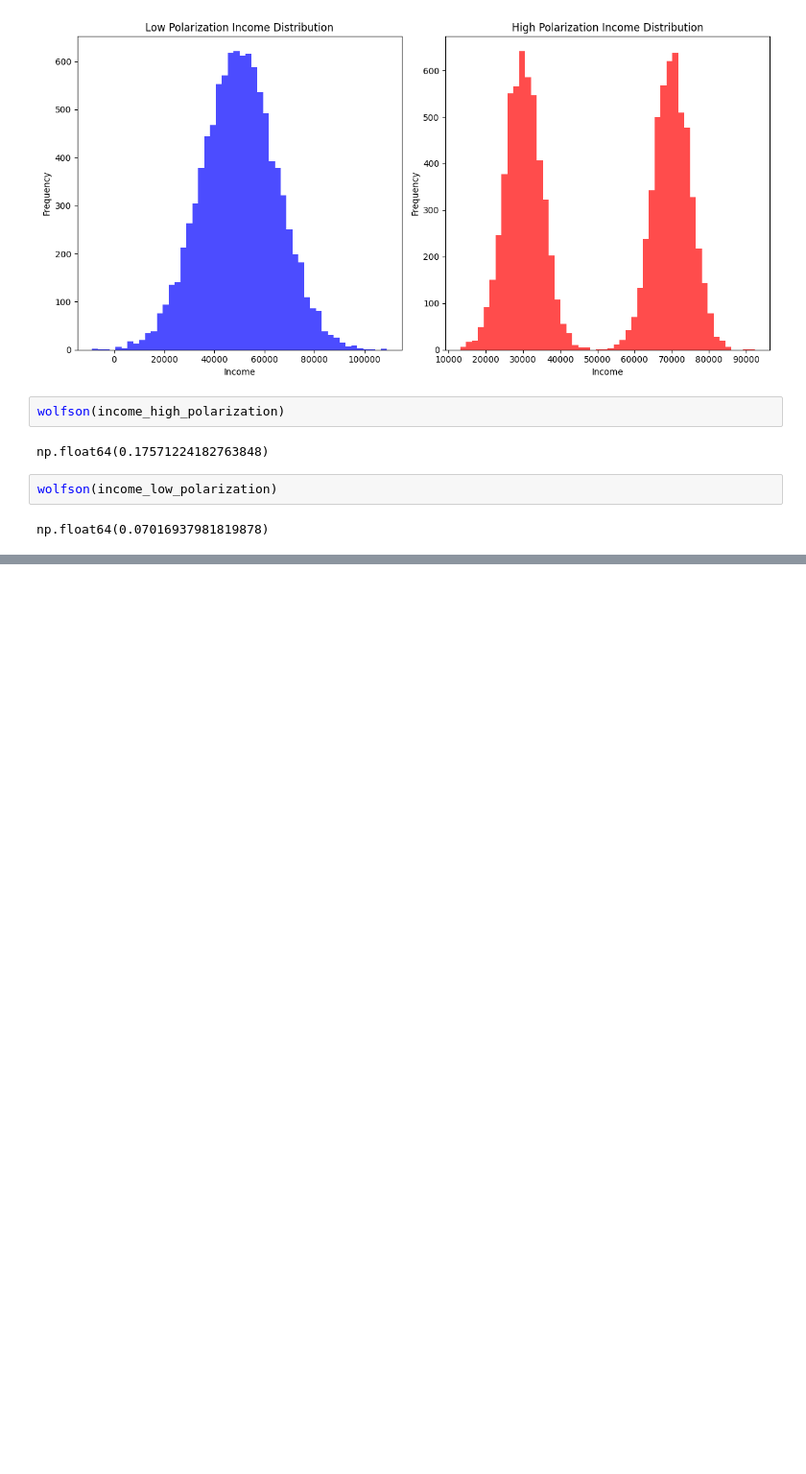
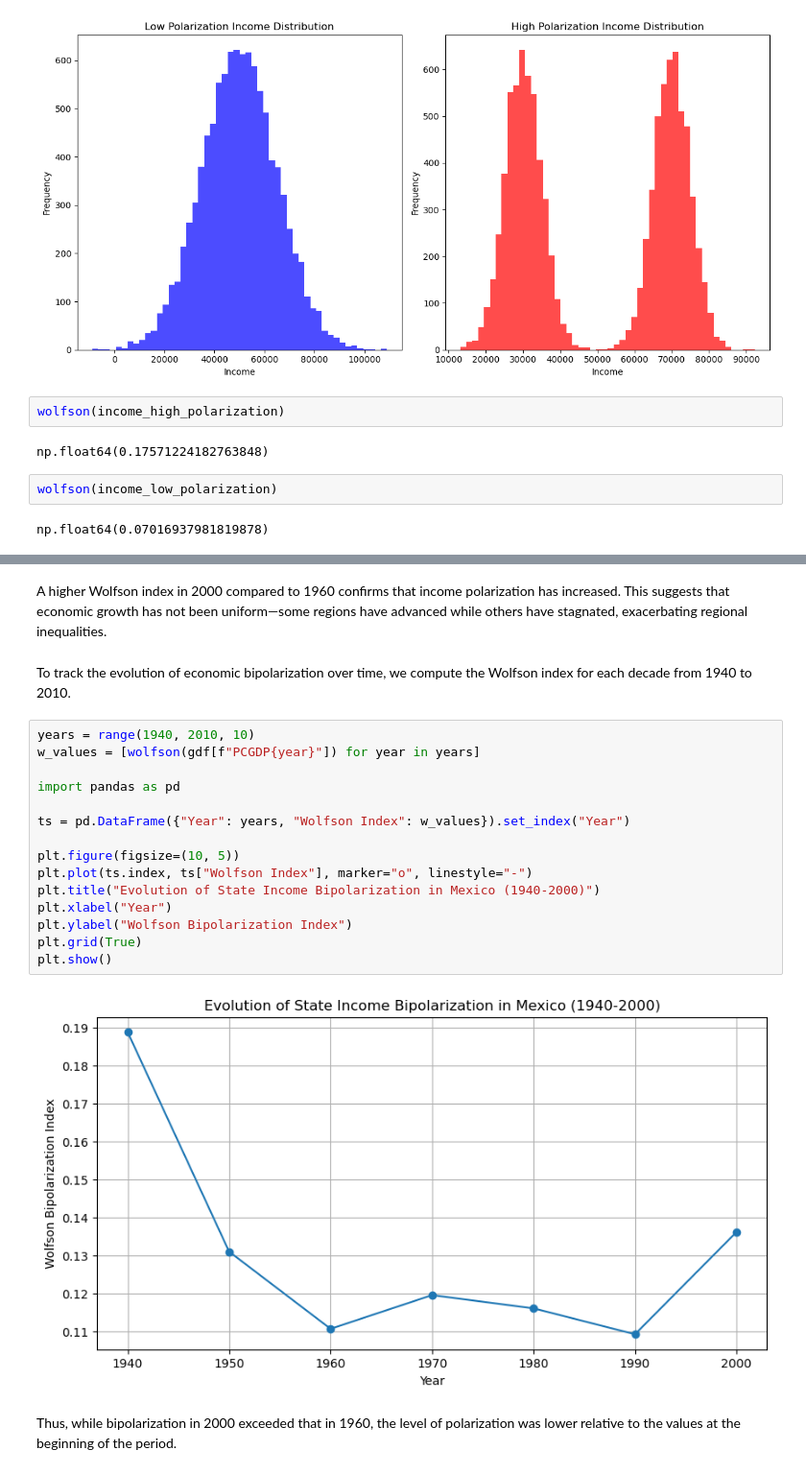
Before and after one commit to pysal/inequality, a Jupyter notebook: docs/user-guide/measure/wolfson.ipynb, the cells around one changed output, grey strips where cells are left out. Shown at 96% size. Drawn from its saved outputs; the diff is of its cells as text; blank space fills up the shorter version.

Commit message:
wolfson nb narrative (#89)

```diff
--- a/docs/user-guide/measure/wolfson.ipynb
+++ b/docs/user-guide/measure/wolfson.ipynb
@@ -120,0 +179,24 @@ ts.plot()
+# %% [markdown]
+A higher Wolfson index in 2000 compared to 1960 confirms that income polarization has increased.
+This suggests that economic growth has not been uniform—some regions have advanced while others have stagnated, exacerbating regional inequalities.
+# %% [markdown]
+To track the evolution of economic bipolarization over time, we compute the Wolfson index for each decade from 1940 to 2010.
+# %%
+years = range(1940, 2010, 10)
+w_values = [wolfson(gdf[f"PCGDP{year}"]) for year in years]
+
+import pandas as pd
+
+ts = pd.DataFrame({"Year": years, "Wolfson Index": w_values}).set_index("Year")
+
+plt.figure(figsize=(10, 5))
+plt.plot(ts.index, ts["Wolfson Index"], marker="o", linestyle="-")
+plt.title("Evolution of State Income Bipolarization in Mexico (1940-2000)")
+plt.xlabel("Year")
+plt.ylabel("Wolfson Bipolarization Index")
+plt.grid(True)
+plt.show()
+# %% [output]
+[figure, added]
+# %% [markdown]
+Thus, while bipolarization in 2000 exceeded that in 1960, the level of polarization was lower relative to the values at the beginning of the period.
```
Also changed, not shown: parts of 19 cells of this notebook.
